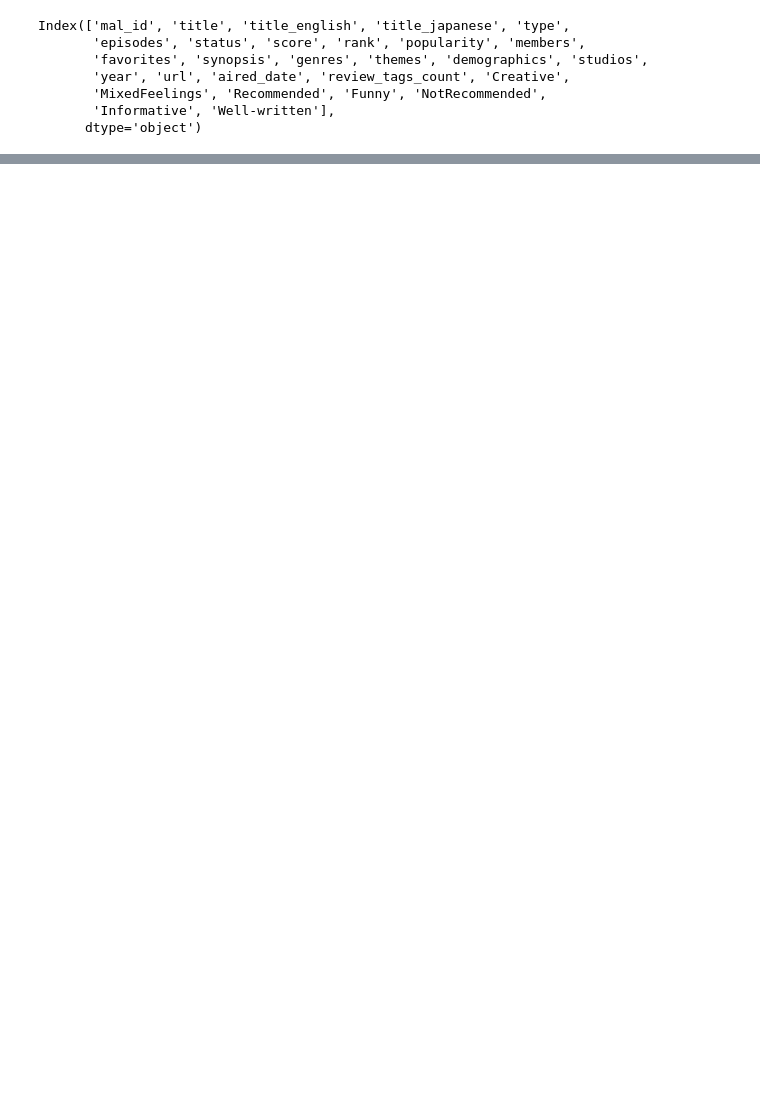
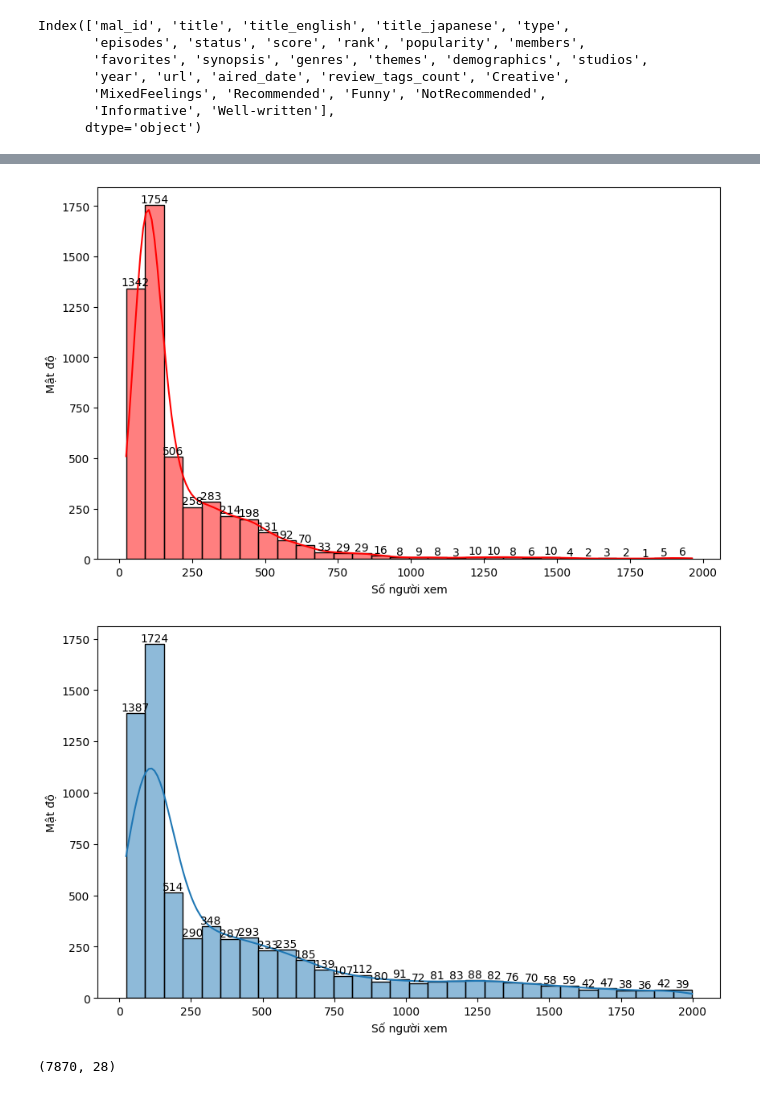
Before and after one commit to StrugVN/data-analysis-ctu, a Jupyter notebook: 2/2.ipynb, the cells around one changed output, grey strips where cells are left out. Saved outputs shown, nothing was run; the diff lists cells and outputs as text; code cells hidden in the pictures; blank space fills up the shorter version.

```diff
--- a/2/2.ipynb
+++ b/2/2.ipynb
@@ -17,0 +30,2 @@ df_raw.head(2)
+# %%
+df_raw = pd.read_csv('myanimelist_recommender_ready_enriched.csv')
@@ -60,0 +51,4 @@ Numberical:
+# %%
+df_processed = df_raw.copy()
+df_processed = df_processed[df_processed['type'].isin(['TV', 'Movie'])]
+df_processed.shape
@@ -60,0 +75,50 @@ Numberical:
+# %%
+plt.figure(figsize=(10, 6))
+df_processed_temp = df_processed[(df_processed['score'].isna()) & (df_processed['members'] < 2000 )].copy()
+
+sns.histplot(
+    data=df_processed_temp,
+    x='members',
+    kde=True,
+    color='red',
+    stat='count',
+    legend=False,
+    bins=30
+)
+for p in plt.gca().patches:
+    plt.text(p.get_x() + p.get_width() / 2, p.get_height(),
+             f'{p.get_height()}' if p.get_height() != 0 else '0',
+             ha='center', va='bottom', fontsize=10, color='black')
+
+
+plt.xlabel('Số người xem')
+plt.ylabel('Mật độ')
+plt.show()
+
+plt.figure(figsize=(10, 6))
+
+sns.histplot(
+    data=df_processed[df_processed['members'] < 2000],
+    x='members',
+    kde=True,
+    stat='count',
+    legend=False,
+    bins=30
+)
+for p in plt.gca().patches:
+    plt.text(p.get_x() + p.get_width() / 2, p.get_height(),
+             f'{p.get_height()}' if p.get_height() != 0 else '0',
+             ha='center', va='bottom', fontsize=10, color='black')
+
+
+plt.xlabel('Số người xem')
+plt.ylabel('Mật độ')
+plt.show()
+# %% [output]
+[figure, added]
+[figure, added]
+# %%
+df_processed = df_processed[df_processed['score'].notna()]
+df_processed.shape
+# %% [output]
+(7870, 28)
```
Also changed, not shown: parts of 34 cells of this notebook, 7 other files.
